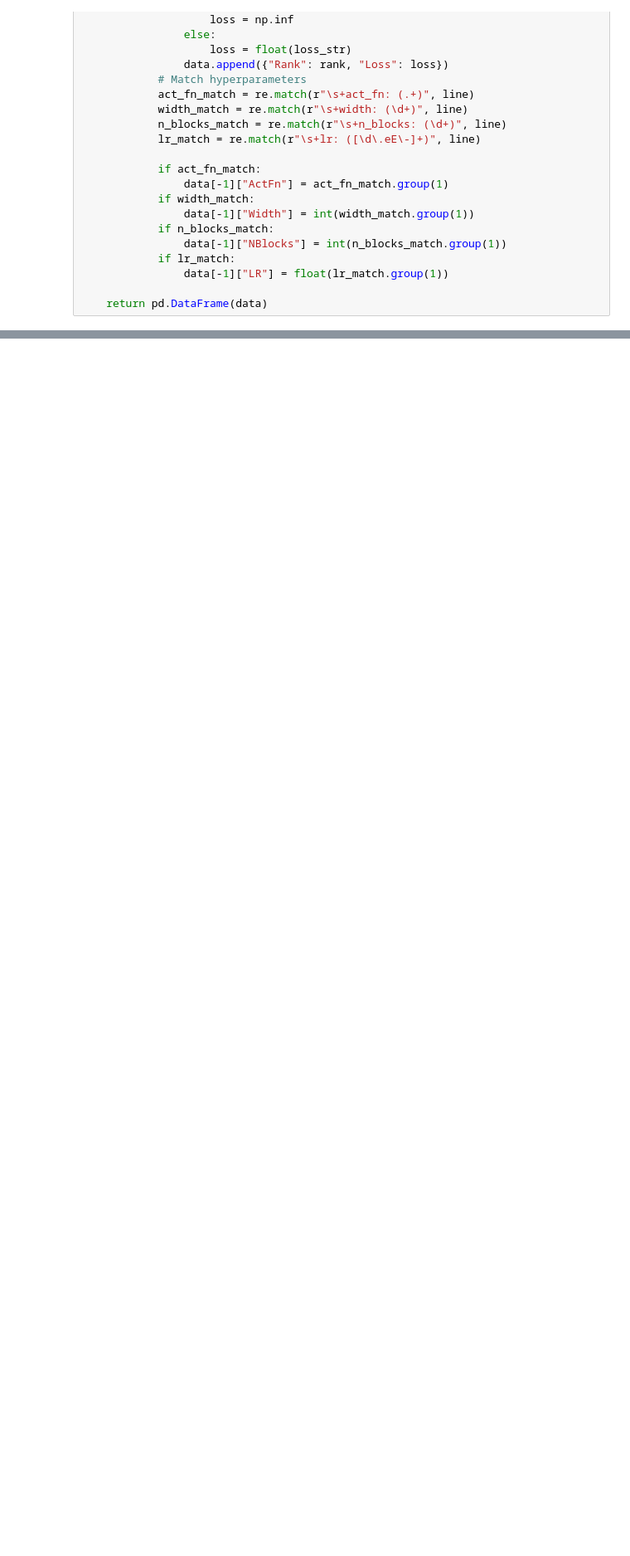
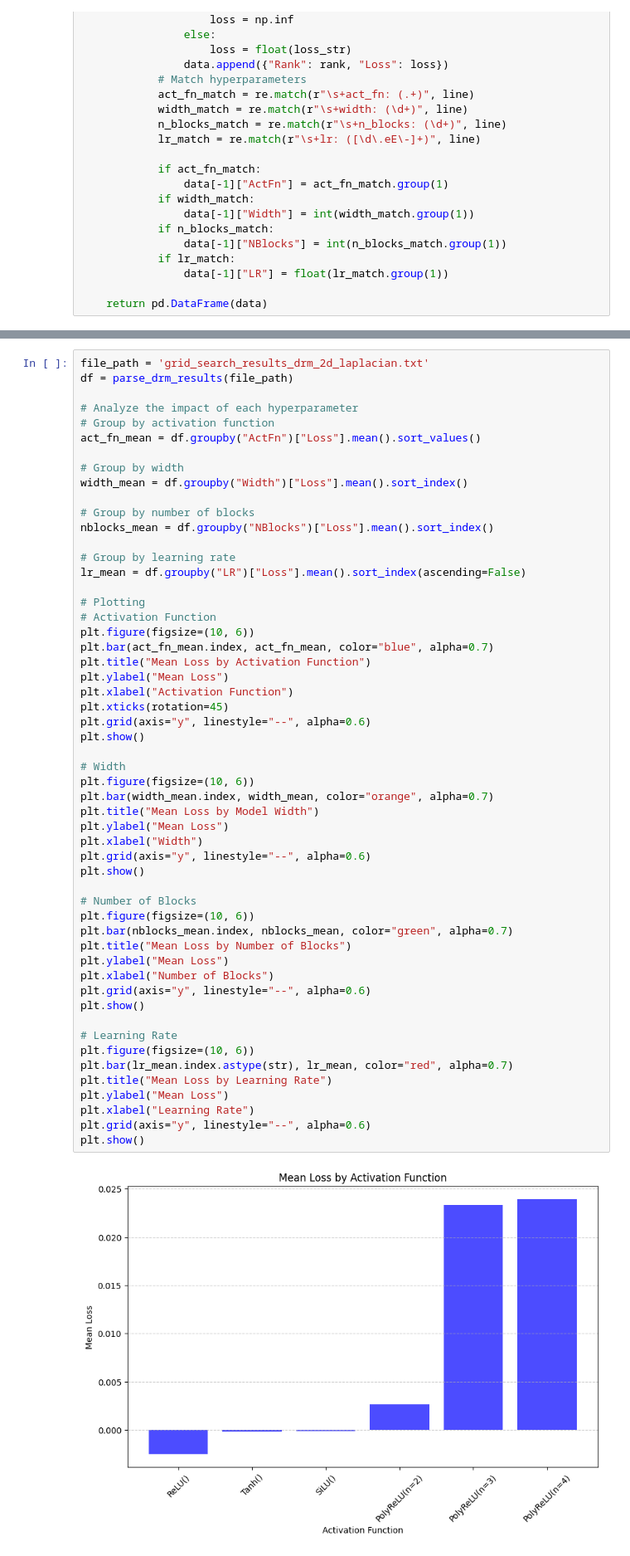
Before and after one commit to Project-08/Project-8, a Jupyter notebook: hyperparameter_analysis.ipynb, the cells around one changed output, grey strips where cells are left out. Shown at 83% size. Cells and saved outputs as stored; diff of their text form; blank space fills up the shorter version.

```diff
--- a/hyperparameter_analysis.ipynb
+++ b/hyperparameter_analysis.ipynb
@@ -130,0 +129,56 @@ plt.show()
+# %%
+file_path = 'grid_search_results_drm_2d_laplacian.txt'
+df = parse_drm_results(file_path)
+
+# Analyze the impact of each hyperparameter
+# Group by activation function
+act_fn_mean = df.groupby("ActFn")["Loss"].mean().sort_values()
+
+# Group by width
+width_mean = df.groupby("Width")["Loss"].mean().sort_index()
+
+# Group by number of blocks
+nblocks_mean = df.groupby("NBlocks")["Loss"].mean().sort_index()
+
+# Group by learning rate
+lr_mean = df.groupby("LR")["Loss"].mean().sort_index(ascending=False)
+
+# Plotting
+# Activation Function
+plt.figure(figsize=(10, 6))
+plt.bar(act_fn_mean.index, act_fn_mean, color="blue", alpha=0.7)
+plt.title("Mean Loss by Activation Function")
+plt.ylabel("Mean Loss")
+plt.xlabel("Activation Function")
+plt.xticks(rotation=45)
+plt.grid(axis="y", linestyle="--", alpha=0.6)
+plt.show()
+
+# Width
+plt.figure(figsize=(10, 6))
+plt.bar(width_mean.index, width_mean, color="orange", alpha=0.7)
+plt.title("Mean Loss by Model Width")
+plt.ylabel("Mean Loss")
+plt.xlabel("Width")
+plt.grid(axis="y", linestyle="--", alpha=0.6)
+plt.show()
+
+# Number of Blocks
+plt.figure(figsize=(10, 6))
+plt.bar(nblocks_mean.index, nblocks_mean, color="green", alpha=0.7)
+plt.title("Mean Loss by Number of Blocks")
+plt.ylabel("Mean Loss")
+plt.xlabel("Number of Blocks")
+plt.grid(axis="y", linestyle="--", alpha=0.6)
+plt.show()
+
+# Learning Rate
+plt.figure(figsize=(10, 6))
+plt.bar(lr_mean.index.astype(str), lr_mean, color="red", alpha=0.7)
+plt.title("Mean Loss by Learning Rate")
+plt.ylabel("Mean Loss")
+plt.xlabel("Learning Rate")
+plt.grid(axis="y", linestyle="--", alpha=0.6)
+plt.show()
+# %% [output]
+[figure, added]
```
Also changed, not shown: parts of 10 cells of this notebook, 2 other files.
